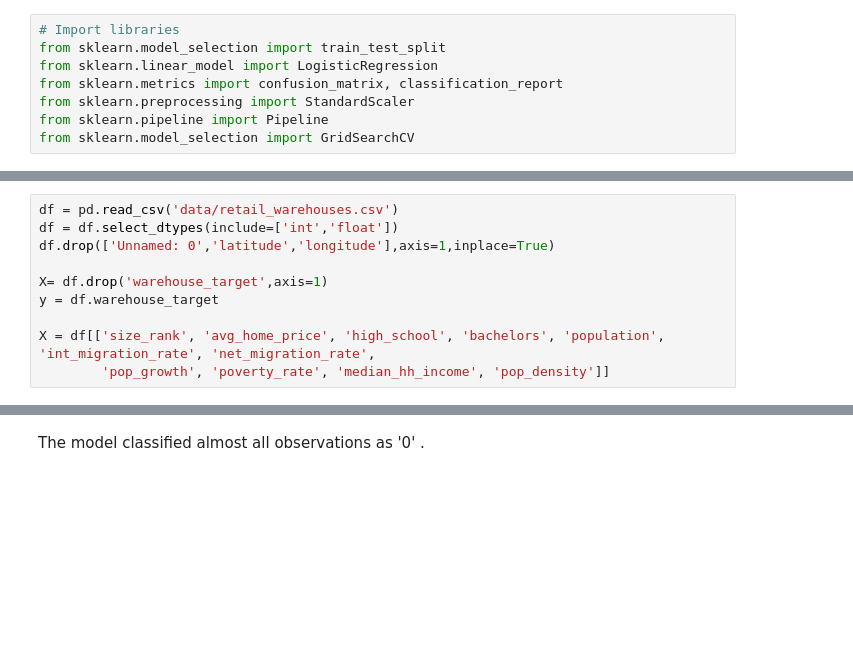
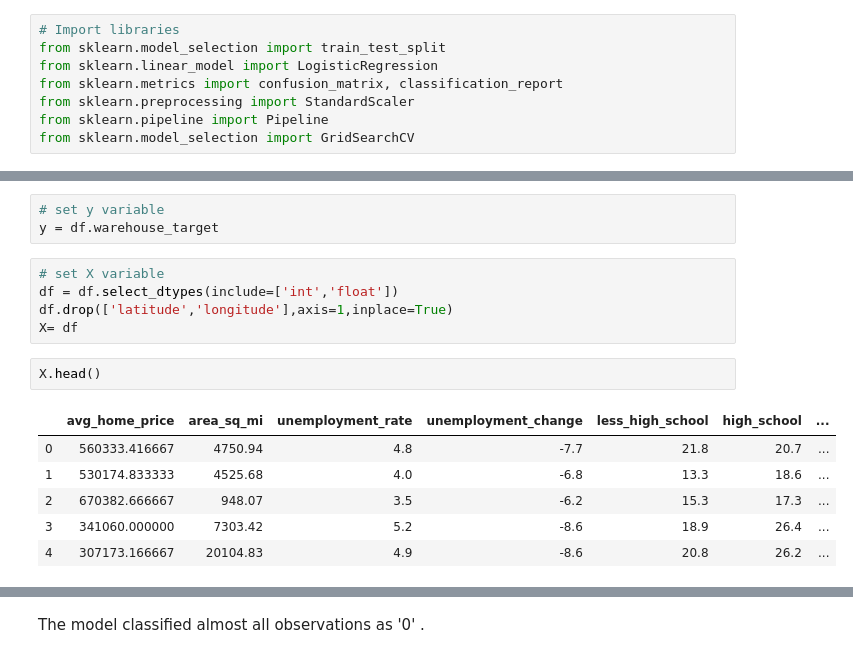
Before and after one commit to jfleury12/retail-warehouse-locations, a Jupyter notebook: notebooks/warehouse_model.ipynb, the cells around one changed output, grey strips where cells are left out. Drawn from its saved outputs; the diff is of its cells as text; blank space fills up the shorter version.

```diff
--- a/notebooks/warehouse_model.ipynb
+++ b/notebooks/warehouse_model.ipynb
@@ -117,13 +127,20 @@ from sklearn.model_selection import GridSearchCV
+# %%
+# set y variable
+y = df.warehouse_target
 # %%
-df = pd.read_csv('data/retail_warehouses.csv')
+# set X variable
 df = df.select_dtypes(include=['int','float'])
-df.drop(['Unnamed: 0','latitude','longitude'],axis=1,inplace=True)
-
-X= df.drop('warehouse_target',axis=1)
-y = df.warehouse_target
-
-X = df[['size_rank', 'avg_home_price', 'high_school', 'bachelors', 'population', 'int_migration_rate', 'net_migration_rate',
-        'pop_growth', 'poverty_rate', 'median_hh_income', 'pop_density']]
+df.drop(['latitude','longitude'],axis=1,inplace=True)
+X= df
+# %%
+X.head()
+# %% [output]
+|  | avg_home_price | area_sq_mi | unemployment_rate | unemployment_change | less_high_school | high_school | ... |
+| 0 | 560333.416667 | 4750.94 | 4.8 | -7.7 | 21.8 | 20.7 | ... |
+| 1 | 530174.833333 | 4525.68 | 4.0 | -6.8 | 13.3 | 18.6 | ... |
+| 2 | 670382.666667 | 948.07 | 3.5 | -6.2 | 15.3 | 17.3 | ... |
+| 3 | 341060.000000 | 7303.42 | 5.2 | -8.6 | 18.9 | 26.4 | ... |
+| 4 | 307173.166667 | 20104.83 | 4.9 | -8.6 | 20.8 | 26.2 | ... |
 # %%
 # split into 70:30 ratio
 X_train, X_test, y_train, y_test = train_test_split(X, y, test_size = 0.3, random_state = 0, stratify=y)
```
Also changed, not shown: parts of 46 cells of this notebook, 3 other files.
